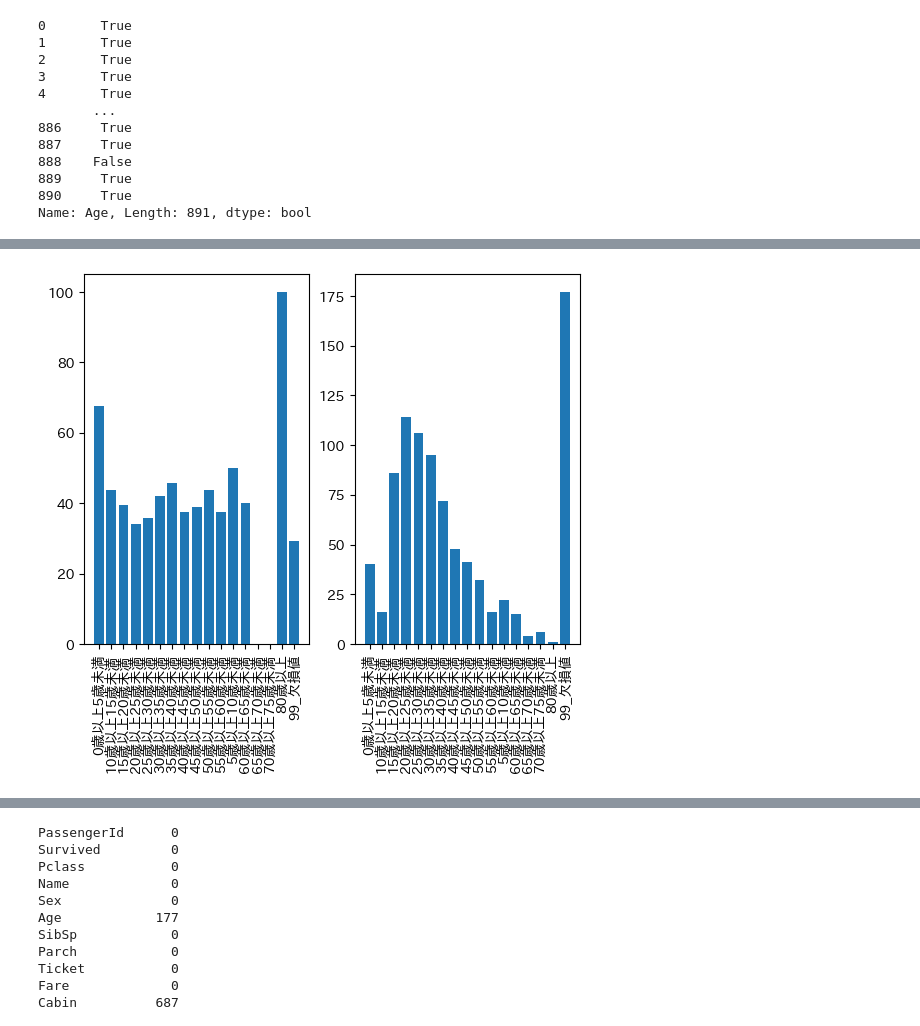
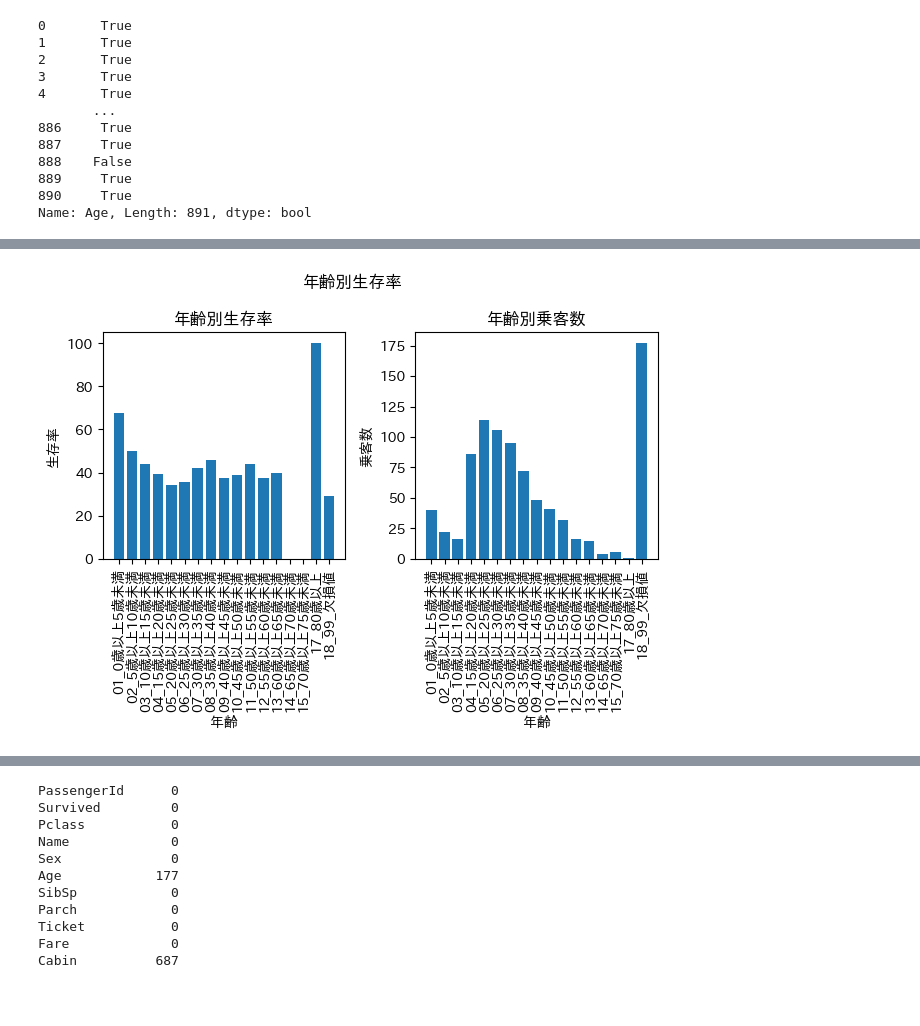
Before and after one commit to wakooota/titanic, a Jupyter notebook: titanic_2.ipynb, the cells around one changed output, grey strips where cells are left out. Cells and saved outputs as stored; diff of their text form; code cells hidden in the pictures; blank space fills up the shorter version.

```diff
--- a/titanic_2.ipynb
+++ b/titanic_2.ipynb
@@ -120,25 +143,25 @@ Name: Age, Length: 891, dtype: float64>
 890     True
 Name: Age, Length: 891, dtype: bool
 # %%
-train["Age_flag"] ="99_欠損値"
+train["Age_flag"] ="18_99_欠損値"
 
-train.loc[~train["Age"].isnull(), "Age_flag"] = "80歳以上"
-train.loc[train["Age"]<80, "Age_flag"] = "75歳以上80歳未満"
-train.loc[train["Age"]<75, "Age_flag"] = "70歳以上75歳未満"
-train.loc[train["Age"]<70, "Age_flag"] = "65歳以上70歳未満"
-train.loc[train["Age"]<65, "Age_flag"] = "60歳以上65歳未満"
-train.loc[train["Age"]<60, "Age_flag"] = "55歳以上60歳未満"
-train.loc[train["Age"]<55, "Age_flag"] = "50歳以上55歳未満"
-train.loc[train["Age"]<50, "Age_flag"] = "45歳以上50歳未満"
-train.loc[train["Age"]<45, "Age_flag"] = "40歳以上45歳未満"
-train.loc[train["Age"]<40, "Age_flag"] = "35歳以上40歳未満"
-train.loc[train["Age"]<35, "Age_flag"] = "30歳以上35歳未満"
-train.loc[train["Age"]<30, "Age_flag"] = "25歳以上30歳未満"
-train.loc[train["Age"]<25, "Age_flag"] = "20歳以上25歳未満"
-train.loc[train["Age"]<20, "Age_flag"] = "15歳以上20歳未満"
-train.loc[train["Age"]<15, "Age_flag"] = "10歳以上15歳未満"
-train.loc[train["Age"]<10, "Age_flag"] = "5歳以上10歳未満"
-train.loc[train["Age"]<5, "Age_flag"] = "0歳以上5歳未満"
+train.loc[~train["Age"].isnull(), "Age_flag"] = "17_80歳以上"
+train.loc[train["Age"]<80, "Age_flag"] = "16_75歳以上80歳未満"
+train.loc[train["Age"]<75, "Age_flag"] = "15_70歳以上75歳未満"
+train.loc[train["Age"]<70, "Age_flag"] = "14_65歳以上70歳未満"
+train.loc[train["Age"]<65, "Age_flag"] = "13_60歳以上65歳未満"
+train.loc[train["Age"]<60, "Age_flag"] = "12_55歳以上60歳未満"
+train.loc[train["Age"]<55, "Age_flag"] = "11_50歳以上55歳未満"
+train.loc[train["Age"]<50, "Age_flag"] = "10_45歳以上50歳未満"
+train.loc[train["Age"]<45, "Age_flag"] = "09_40歳以上45歳未満"
+train.loc[train["Age"]<40, "Age_flag"] = "08_35歳以上40歳未満"
+train.loc[train["Age"]<35, "Age_flag"] = "07_30歳以上35歳未満"
+train.loc[train["Age"]<30, "Age_flag"] = "06_25歳以上30歳未満"
+train.loc[train["Age"]<25, "Age_flag"] = "05_20歳以上25歳未満"
+train.loc[train["Age"]<20, "Age_flag"] = "04_15歳以上20歳未満"
+train.loc[train["Age"]<15, "Age_flag"] = "03_10歳以上15歳未満"
+train.loc[train["Age"]<10, "Age_flag"] = "02_5歳以上10歳未満"
+train.loc[train["Age"]<5, "Age_flag"] = "01_0歳以上5歳未満"
 
 train_age = pd.pivot_table(train[["Age_flag", "Survived", "Number"]], index="Age_flag", aggfunc="sum").reset_index()
 train_age["Surv_rate"]=(train_age["Survived"]/train_age["Number"])*100
@@ -148,10 +171,19 @@ plt.figure()
 plt.subplot(1, 2, 1)
 plt.bar(train_age["Age_flag"], train_age["Surv_rate"])
 plt.xticks(rotation=90)
+plt.title("年齢別生存率")
+plt.xlabel("年齢")
+plt.ylabel("生存率")
 
 plt.subplot(1, 2, 2)
 plt.bar(train_age["Age_flag"], train_age["Number"])
 plt.xticks(rotation=90)
+plt.title("年齢別乗客数")
+plt.xlabel("年齢")
+plt.ylabel("乗客数")
 
+plt.suptitle("年齢別生存率")
+
+plt.tight_layout()
 plt.show()
 # %% [output]
@@ -176,4 +208,4 @@ plt.show()
-[figure, old version]
+[figure, new version]
 # %%
 #Sibsp(同乗している兄弟、配偶者の数)別の生存率
 train_sibsp = pd.pivot_table(train[["SibSp", "Survived", "Number"]], index="SibSp", aggfunc="sum").reset_index()
```
Also changed, not shown: parts of 8 cells of this notebook.
